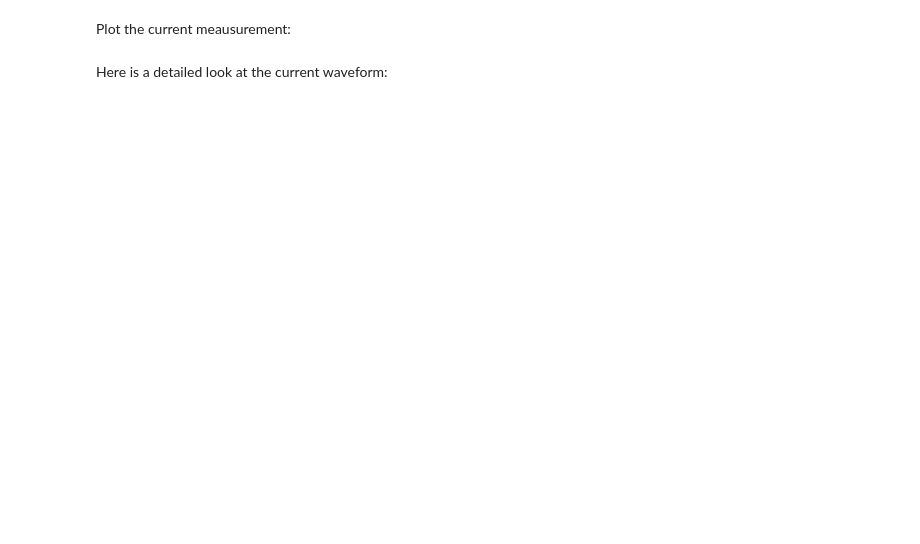
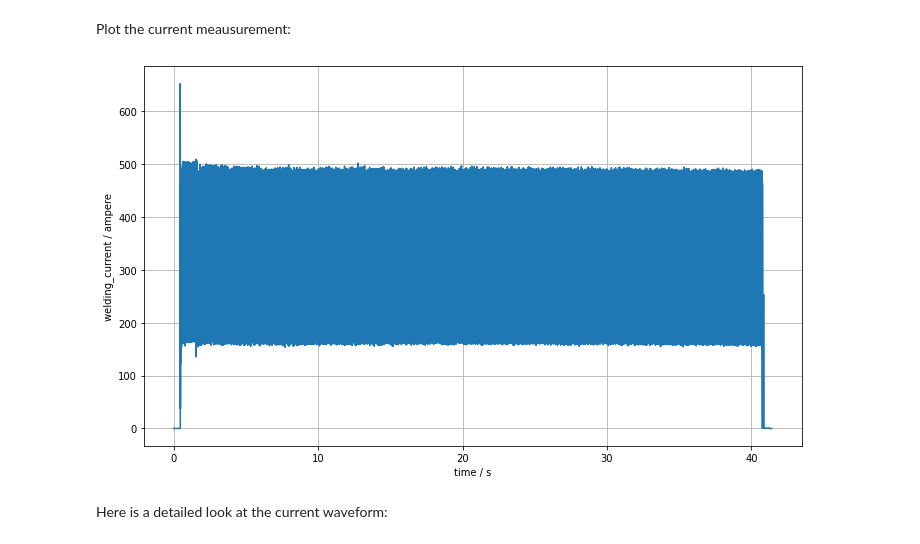
Before and after one commit to BAMWelDX/IIW2021_joint_intermediate_CXII, a Jupyter notebook: iiw2021_CXII_fabry_cagtay_01.ipynb, the cells around one changed output. Saved outputs shown, nothing was run; the diff lists cells and outputs as text; code cells hidden in the pictures; blank space fills up the shorter version.

```diff
--- a/iiw2021_CXII_fabry_cagtay_01.ipynb
+++ b/iiw2021_CXII_fabry_cagtay_01.ipynb
@@ -299,7 +351,9 @@ plot_signal(weldx_file["welding_voltage"])
 # %% [markdown]
 Plot the current meausurement:
 # %%
-plot_signal(weldx_file["welding_current"])
+plot_signal(weldx_file["welding_current"], "welding_current")
+# %% [output]
+[figure, added]
 # %% [markdown]
 Here is a detailed look at the current waveform:
 # %%
```
Also changed, not shown: parts of 35 cells of this notebook, 2 other files.
